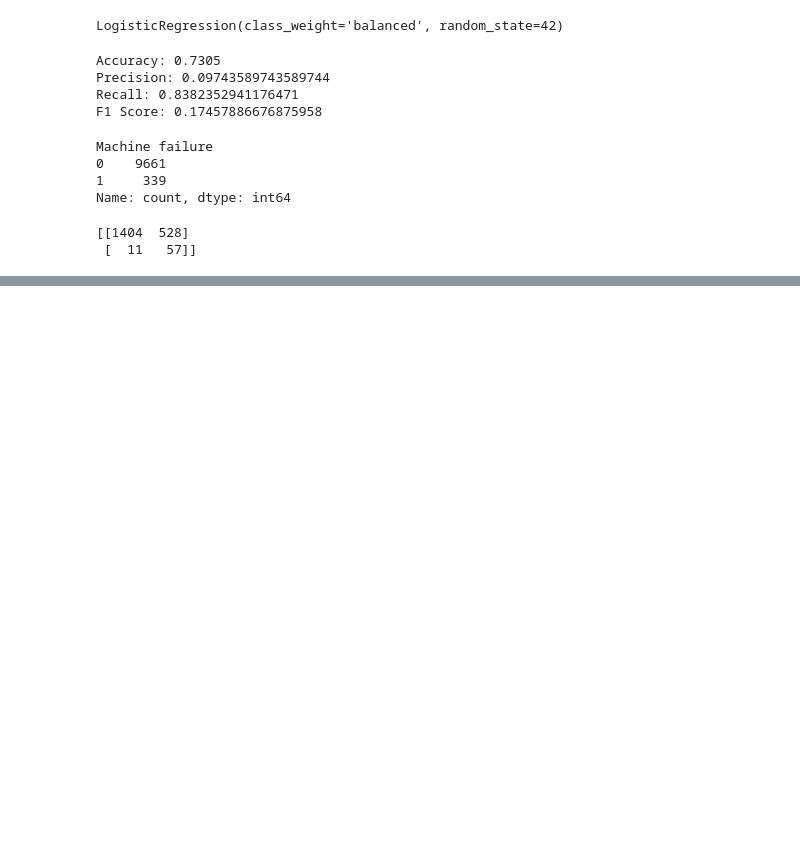
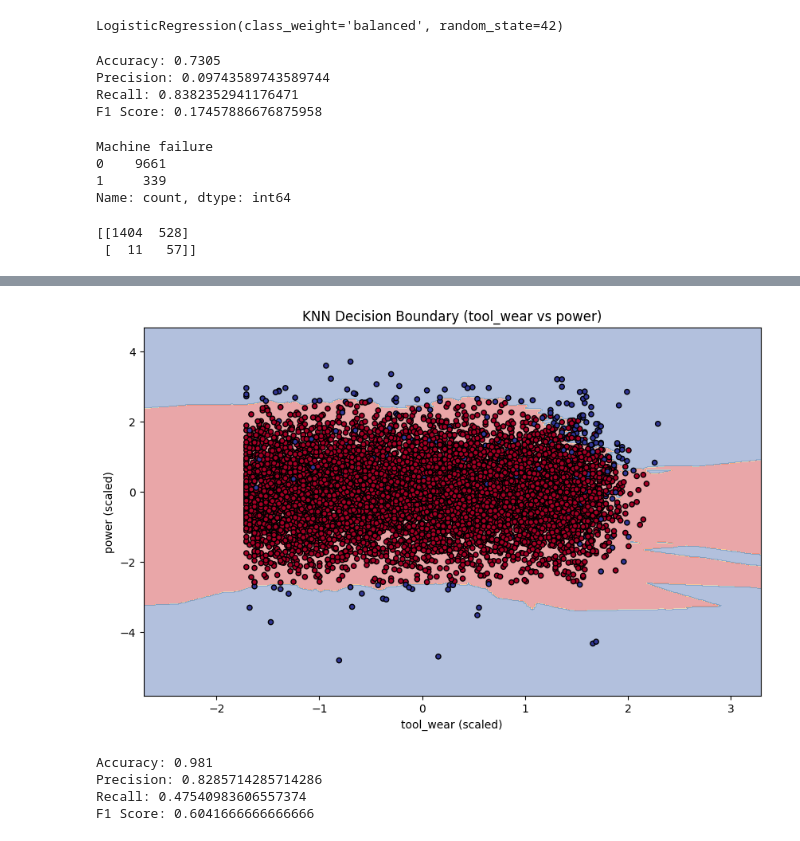
Before and after one commit to ABDURRAHMANKABEER/AI-learning-Journey, a Jupyter notebook: week_2/model_selection_and_training.ipynb, the cells around one changed output, grey strips where cells are left out. Saved outputs shown, nothing was run; the diff lists cells and outputs as text; code cells hidden in the pictures; blank space fills up the shorter version.

```diff
--- a/week_2/model_selection_and_training.ipynb
+++ b/week_2/model_selection_and_training.ipynb
@@ -64,0 +93,47 @@ print(confusion_matrix(y_test, y_pred))
+# %%
+# KNN Decision Boundary Visualization
+X = selected_features[['Tool wear [min]', 'Power [W]']]
+y = main['Machine failure']
+
+# 2. Split and scale
+X_train, X_test, y_train, y_test = train_test_split(X, y, test_size=0.2, random_state=42)
+scaler = StandardScaler()
+X_train_scaled = scaler.fit_transform(X_train)
+X_test_scaled = scaler.transform(X_test)# 3. Fit a KNN classifier
+knn = KNeighborsClassifier(n_neighbors=5)
+knn.fit(X_train_scaled, y_train)
+
+# 4. Plot decision boundary
+h = 0.02  # step size in the mesh
+x_min, x_max = X_train_scaled[:, 0].min() - 1, X_train_scaled[:, 0].max() + 1
+y_min, y_max = X_train_scaled[:, 1].min() - 1, X_train_scaled[:, 1].max() + 1
+xx, yy = np.meshgrid(np.arange(x_min, x_max, h),
+                     np.arange(y_min, y_max, h))
+
+Z = knn.predict(np.c_[xx.ravel(), yy.ravel()])
+Z = Z.reshape(xx.shape)
+
+# 5. Plot
+plt.figure(figsize=(10, 6))
+plt.contourf(xx, yy, Z, alpha=0.4, cmap=plt.cm.RdYlBu)
+plt.scatter(X_train_scaled[:, 0], X_train_scaled[:, 1], c=y_train, cmap=plt.cm.RdYlBu, edgecolor='k', s=20)
+plt.title("KNN Decision Boundary (tool_wear vs power)")
+plt.xlabel("tool_wear (scaled)")
+plt.ylabel("power (scaled)")
+plt.show()
+# %% [output]
+[figure, added]
+# %%
+# predicting with KNN
+y_pred_knn = knn.predict(X_test_scaled)
+
+#Evaluating the model
+print("Accuracy:", accuracy_score(y_test, y_pred_knn))
+print("Precision:", precision_score(y_test, y_pred_knn))
+print("Recall:", recall_score(y_test, y_pred_knn))
+print("F1 Score:", f1_score(y_test, y_pred_knn))
+# %% [output]
+Accuracy: 0.981
+Precision: 0.8285714285714286
+Recall: 0.47540983606557374
+F1 Score: 0.6041666666666666
```
Also changed, not shown: parts of 3 cells of this notebook, 2 other files.
